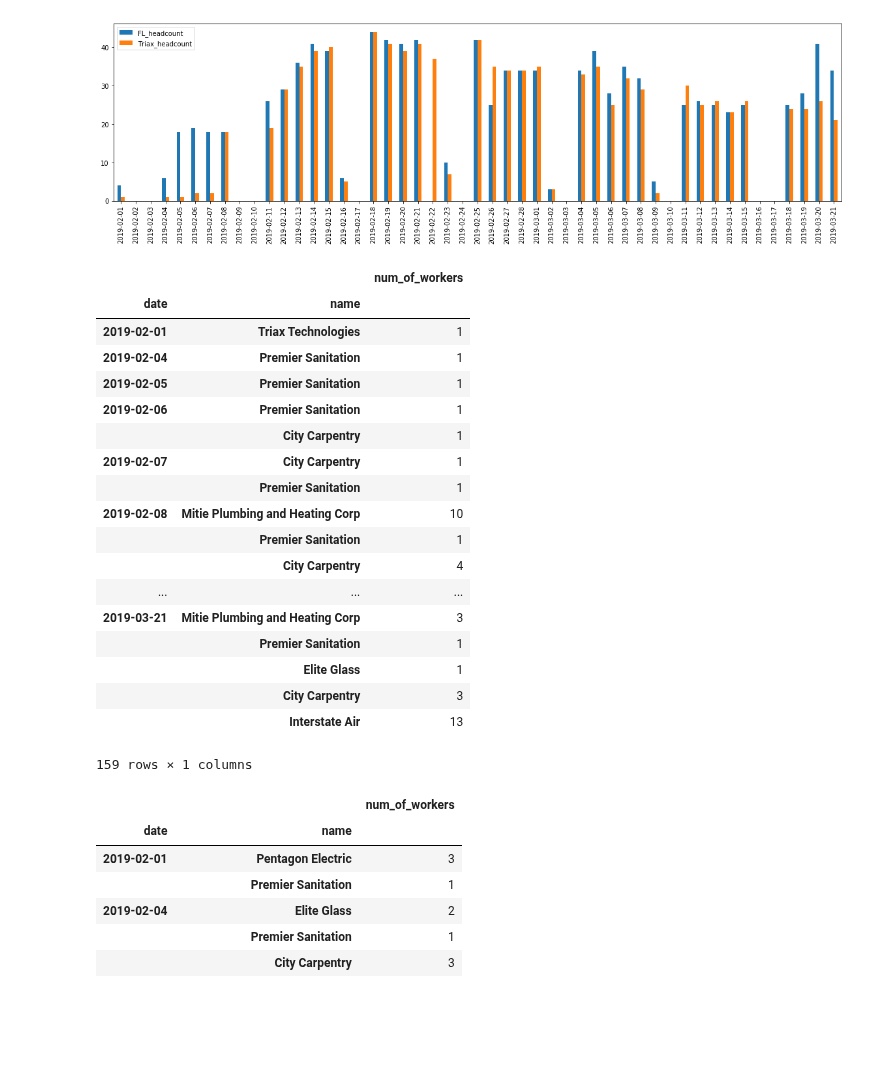
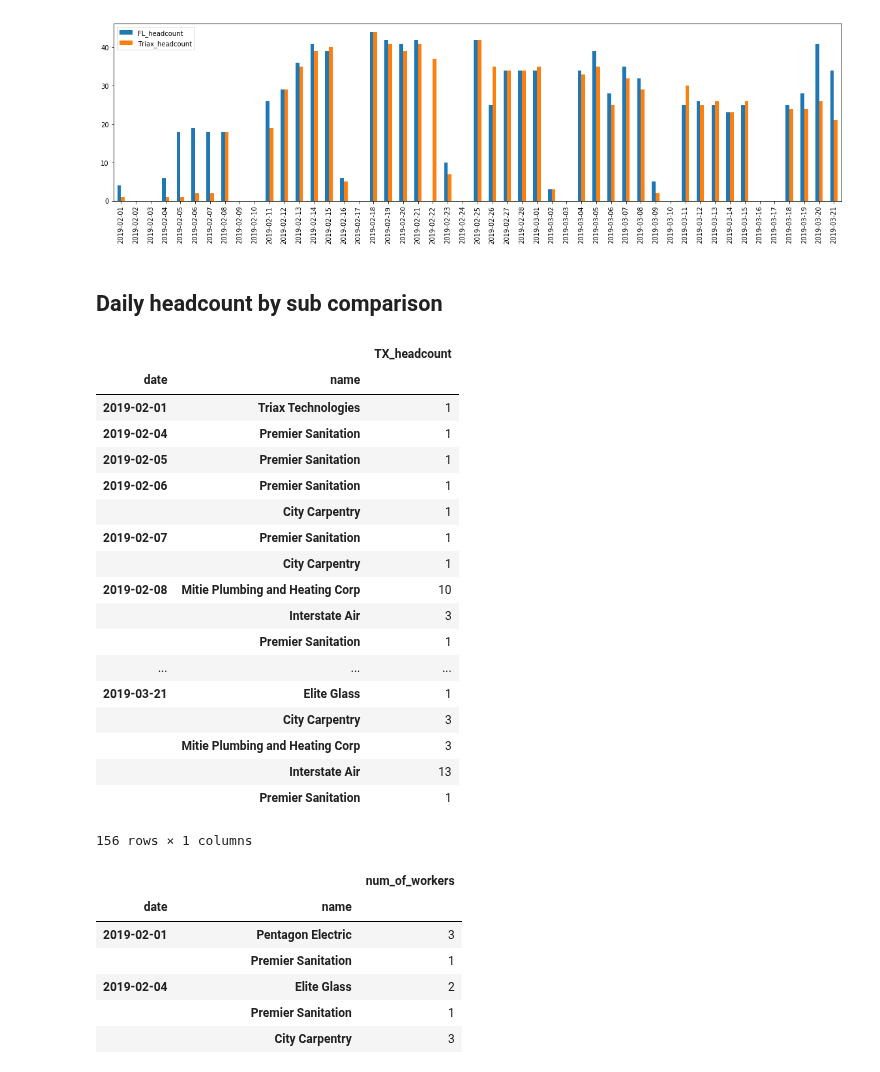
Before and after one commit to shihao-zhang/WW_HVAC_Complaints, a Jupyter notebook: Triax & FieldLens data comparison.ipynb, the cells around one changed output. Drawn from its saved outputs; the diff is of its cells as text; code cells hidden in the pictures; blank space fills up the shorter version.

```diff
--- a/Triax & FieldLens data comparison.ipynb
+++ b/Triax & FieldLens data comparison.ipynb
@@ -99,28 +41,31 @@ dataTX_DT = dataTX.groupby(["Subcontractor"]).count()
 dataTX_DT = dataTX_DT.T[4:]
 dataTX_DT = pd.melt(dataTX_DT.reset_index(), id_vars='index')
 dataTX_DT = dataTX_DT[dataTX_DT['value'] > 0]
-dataTX_DT = dataTX_DT.rename(index=str, columns={"index": "date", "Subcontractor": "name", "value": "num_of_workers"})
+dataTX_DT = dataTX_DT.rename(index=str, columns={"index": "date", "Subcontractor": "name", "value": "TX_headcount"})
+# %% [markdown]
+## Daily headcount by sub comparison
 # %%
 dataTX_DT = dataTX_DT.set_index('date').sort_index()
-dataTX_DT.set_index('name', append=True)
+dataTX_DT = dataTX_DT.set_index('name', append=True)
+dataTX_DT
 # %% [output]
-|  |  | num_of_workers |
+|  |  | TX_headcount |
 | date | name |  |
 | 2019-02-01 | Triax Technologies | 1 |
 | 2019-02-04 | Premier Sanitation | 1 |
 | 2019-02-05 | Premier Sanitation | 1 |
 | 2019-02-06 | Premier Sanitation | 1 |
 |  | City Carpentry | 1 |
-| 2019-02-07 | City Carpentry | 1 |
+| 2019-02-07 | Premier Sanitation | 1 |
+|  | City Carpentry | 1 |
+| 2019-02-08 | Mitie Plumbing and Heating Corp | 10 |
+|  | Interstate Air | 3 |
 |  | Premier Sanitation | 1 |
-| 2019-02-08 | Mitie Plumbing and Heating Corp | 10 |
+| ... | ... | ... |
+| 2019-03-21 | Elite Glass | 1 |
+|  | City Carpentry | 3 |
+|  | Mitie Plumbing and Heating Corp | 3 |
+|  | Interstate Air | 13 |
 |  | Premier Sanitation | 1 |
-|  | City Carpentry | 4 |
-| ... | ... | ... |
-| 2019-03-21 | Mitie Plumbing and Heating Corp | 3 |
-|  | Premier Sanitation | 1 |
-|  | Elite Glass | 1 |
-|  | City Carpentry | 3 |
-|  | Interstate Air | 13 |
-159 rows × 1 columns
+156 rows × 1 columns
 # %%
```
Also changed, not shown: parts of 5 cells of this notebook.
